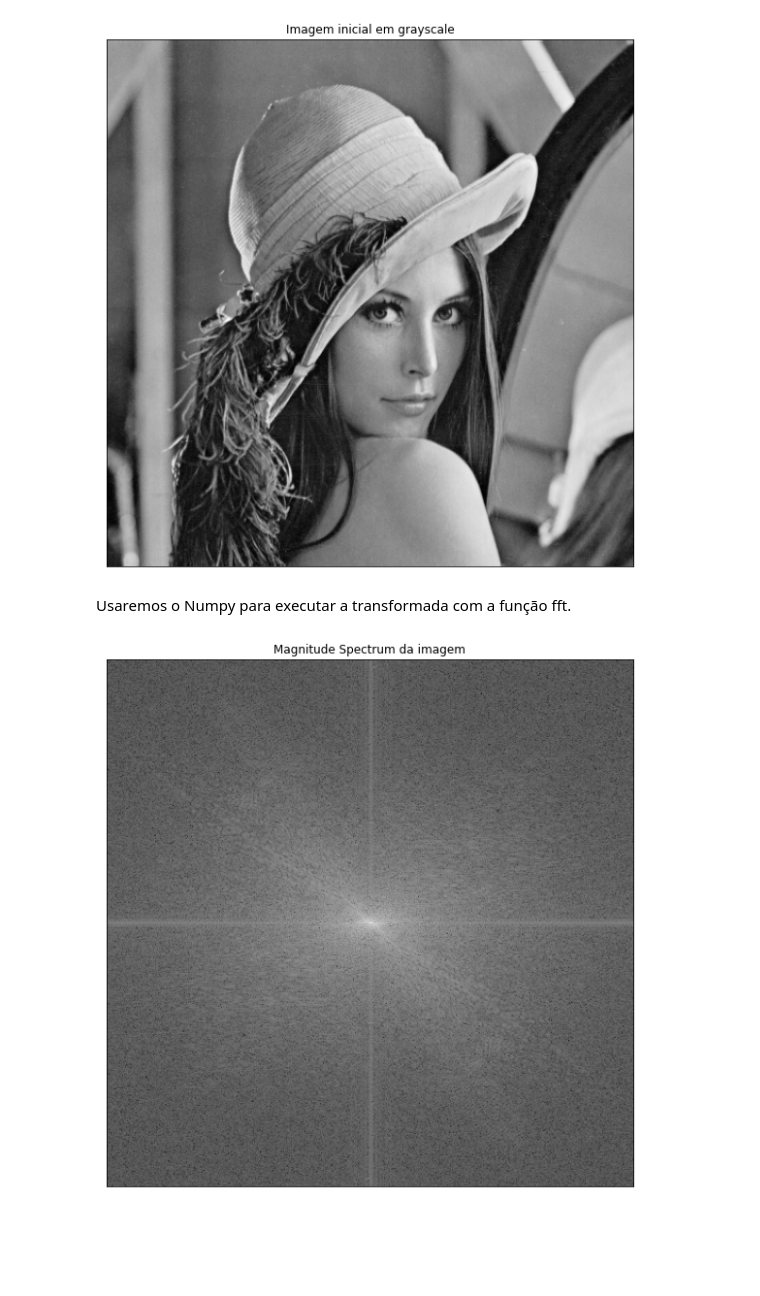
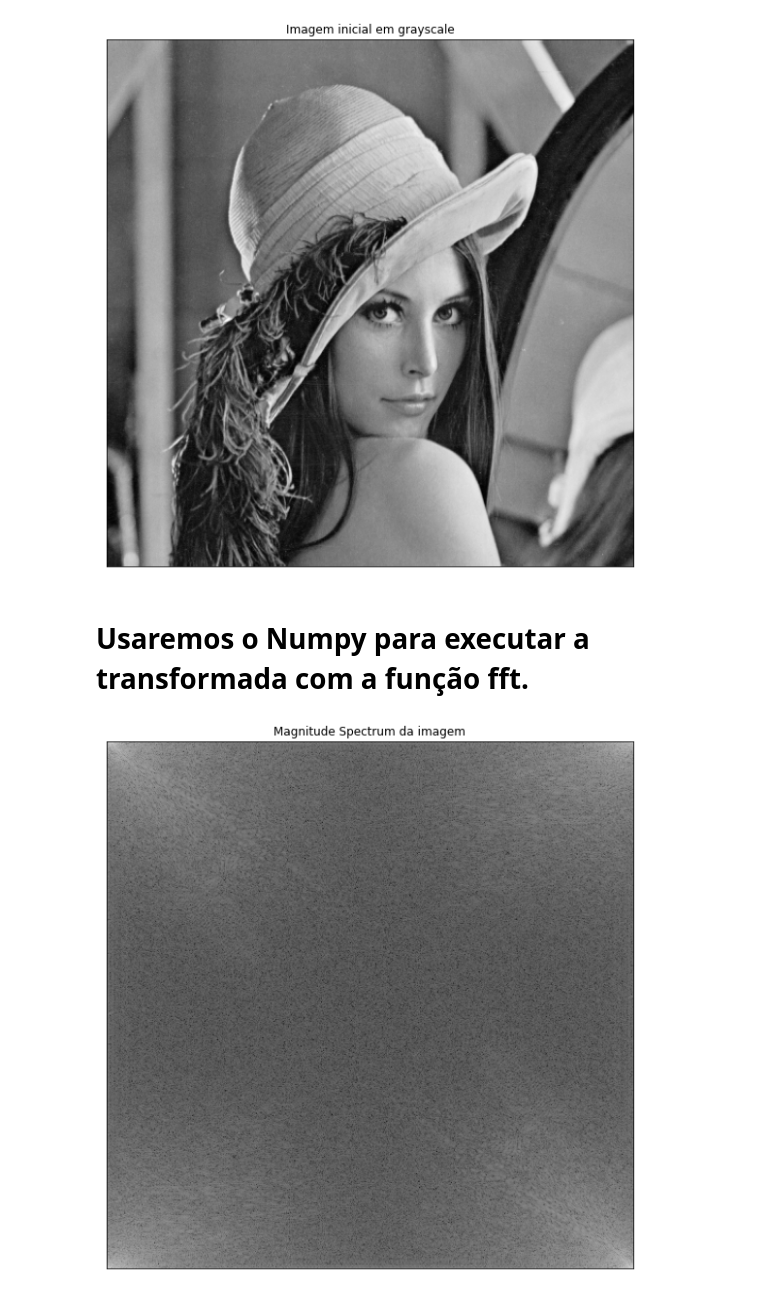
Before and after one commit to Jarzamendia/visaocomputacional, a Jupyter notebook: notebooks/Fourier - Numpy.ipynb, the cells around one changed output. Saved outputs shown, nothing was run; the diff lists cells and outputs as text; code cells hidden in the pictures; blank space fills up the shorter version.

Commit message:
add fft numpy

```diff
--- a/notebooks/Fourier - Numpy.ipynb
+++ b/notebooks/Fourier - Numpy.ipynb
@@ -18,16 +18,15 @@ plt.show()
 # %% [output]
 [figure]
 # %% [markdown]
-Usaremos o Numpy para executar a transformada com a função fft.
+# Usaremos o Numpy para executar a transformada com a função fft.
 # %%
 f = np.fft.fft2(img)
-fshift = np.fft.fftshift(f)
 
-magnitude_spectrum = 20*np.log(np.abs(fshift))
+magnitude_spectrum = 20*np.log(np.abs(f))
 
 plt.figure(figsize = (10,10))
 plt.imshow(magnitude_spectrum, cmap = 'gray')
 plt.title('Magnitude Spectrum da imagem'), plt.xticks([]), plt.yticks([])
 plt.show()
 # %% [output]
-[figure, old version]
+[figure, new version]
```
Also changed, not shown: parts of 13 cells of this notebook.
